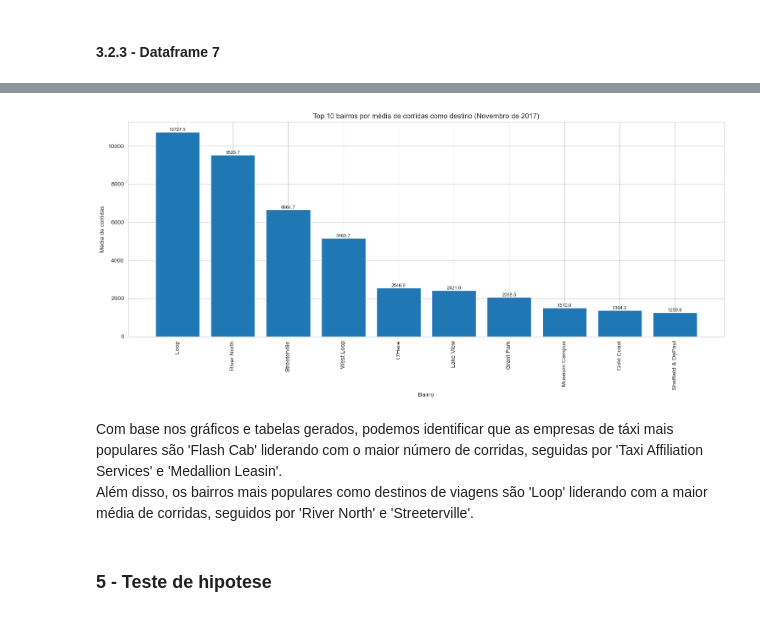
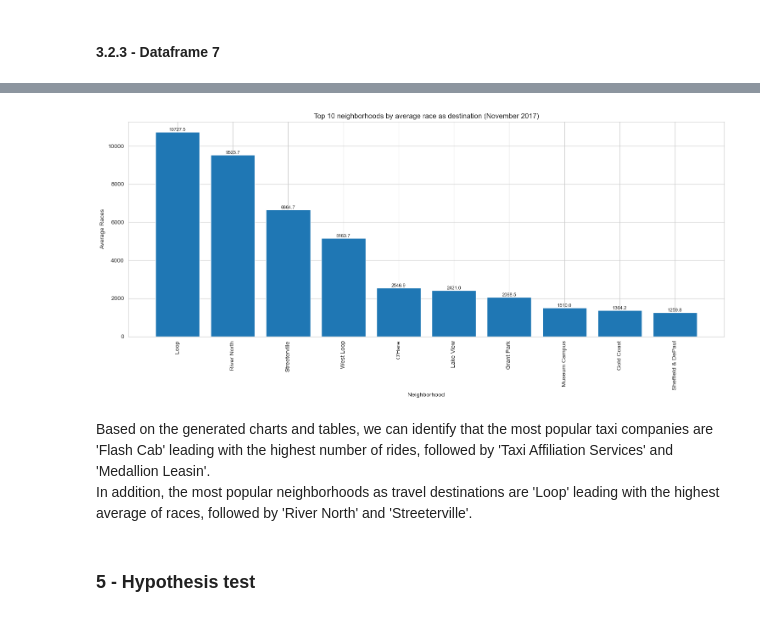
Before and after one commit to guilhermen29/Projeto-Zuber, a Jupyter notebook: notebook/notebook.ipynb, the cells around one changed output, grey strips where cells are left out. Cells and saved outputs as stored; diff of their text form; code cells hidden in the pictures.

```diff
--- a/notebook/notebook.ipynb
+++ b/notebook/notebook.ipynb
@@ -63,7 +64,3 @@ Data columns (total 2 columns):
 dtypes: int64(1), object(1)
 memory usage: 1.1+ KB
 None
-# %%
-# Renomeando colunas do df_1 para facilitar a análise
-df_1.rename(columns={'company_name': 'nome_companhia','trips_amount': 'quantidade_viagens'}, inplace=True)
-print(df_1.head())
@@ -99,7 +89,3 @@ Data columns (total 2 columns):
 dtypes: float64(1), object(1)
 memory usage: 1.6+ KB
 None
-# %%
-# Renomeando colunas do df_4 para facilitar a análise
-df_4.rename(columns={'dropoff_location_name': 'bairro_destino','average_trips': 'media_viagens'}, inplace=True)
-print(df_4.head())
@@ -190,7 +154,7 @@ Top 10 bairros por média de viagens
 # %%
-top20 = (df_1.groupby('nome_companhia')['quantidade_viagens'].sum().sort_values(ascending=False).head(20))
+top20 = (df_1.groupby('company_name')['trips_amount'].sum().sort_values(ascending=False).head(20))
 
-plt.figure(figsize=(15, 8))
+plt.figure(figsize=(15, 7))
 sns.set_style("whitegrid")
 
 bars = plt.barh(top20.index, top20.values, color=sns.color_palette("Blues_r", 20))
@@ -199,10 +163,9 @@ for bar in bars:
     width = bar.get_width()
     plt.text(width + max(top20.values)*0.01,bar.get_y() + bar.get_height()/2,f"{int(width):,}",va='center', fontsize=9)
 
-# Titles & labels
-plt.title("Top 20 Empresas por Número de Corridas\n(15–16 de Novembro de 2017)")
-plt.xlabel("Quantidade de Corridas", fontsize=12)
-plt.ylabel("Empresa de Táxi", fontsize=12)
+plt.title("Top 20 Companies by Number of Races\n(15-16 November 2017)")
+plt.xlabel("Number of Races")
+plt.ylabel("Company")
 
 plt.gca().invert_yaxis()
 plt.tight_layout()
@@ -214,23 +189,23 @@ plt.show()
 # %%
-top10 = df_4.sort_values('media_viagens', ascending=False).head(10)
+top10 = df_4.sort_values('average_trips', ascending=False).head(10)
 
 plt.figure(figsize=(15, 7))
-bars = plt.bar(top10['bairro_destino'], top10['media_viagens'])
+bars = plt.bar(top10['dropoff_location_name'], top10['average_trips'])
 
 for bar in bars:
     plt.text(bar.get_x() + bar.get_width()/2,bar.get_height(),f'{bar.get_height():.1f}',ha='center', va='bottom', fontsize=8)
 
 plt.xticks(rotation=90)
-plt.title('Top 10 bairros por média de corridas como destino (Novembro de 2017)')
-plt.xlabel('Bairro')
-plt.ylabel('Média de corridas')
+plt.title('Top 10 neighborhoods by average race as destination (November 2017)')
+plt.xlabel('Neighborhood')
+plt.ylabel('Average Races')
 plt.tight_layout()
 plt.show()
 # %% [output]
-[figure, old version]
+[figure, new version]
-# %% [markdown]
-Com base nos gráficos e tabelas gerados, podemos identificar que as empresas de táxi mais populares são 'Flash Cab' liderando com o maior número de corridas, seguidas por 'Taxi Affiliation Services' e 'Medallion Leasin'.
-Além disso, os bairros mais populares como destinos de viagens são 'Loop' liderando com a maior média de corridas, seguidos por 'River North' e 'Streeterville'.
-# %% [markdown]
-### 5 - Teste de hipotese
+# %% [markdown]
+Based on the generated charts and tables, we can identify that the most popular taxi companies are 'Flash Cab' leading with the highest number of rides, followed by 'Taxi Affiliation Services' and 'Medallion Leasin'.
+In addition, the most popular neighborhoods as travel destinations are 'Loop' leading with the highest average of races, followed by 'River North' and 'Streeterville'.
+# %% [markdown]
+### 5 - Hypothesis test
 # %%
```
Also changed, not shown: parts of 35 cells of this notebook.
